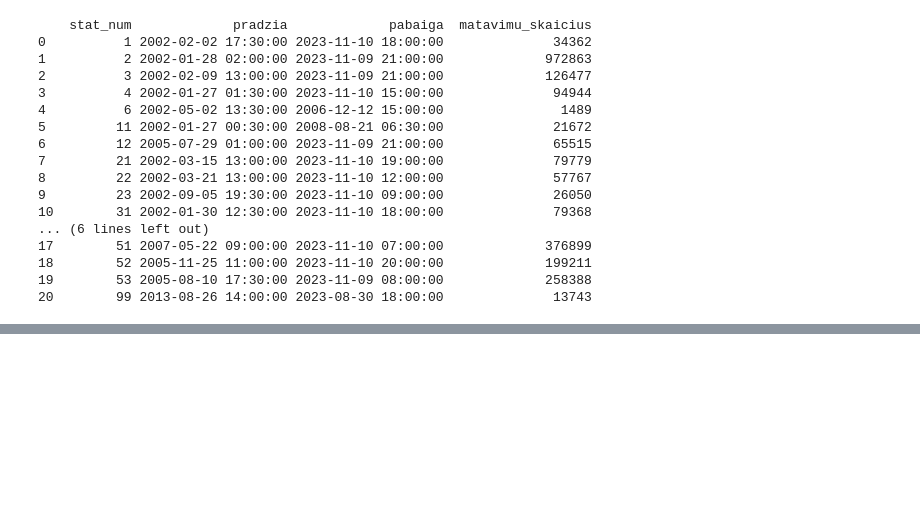
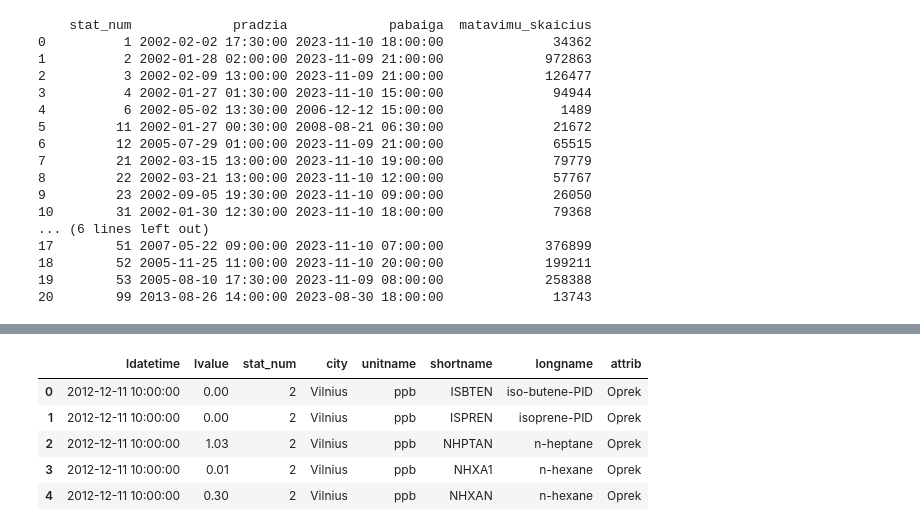
Before and after one commit to rugcer04/Duomenu_mokslo_projektas, a Jupyter notebook: code/python/datasets_prep/air_quality_dataset_prep.ipynb, the cells around one changed output, grey strips where cells are left out. Saved outputs shown, nothing was run; the diff lists cells and outputs as text; code cells hidden in the pictures; blank space fills up the shorter version.

```diff
--- a/code/python/datasets_prep/air_quality_dataset_prep.ipynb
+++ b/code/python/datasets_prep/air_quality_dataset_prep.ipynb
@@ -256,0 +300,10 @@ print(station_summary)
+# %%
+air_quality_data_Vilnius = air_quality_data[air_quality_data['city'] == 'Vilnius']
+air_quality_data_Vilnius.head()
+# %% [output]
+|  | ldatetime | lvalue | stat_num | city | unitname | shortname | longname | attrib |
+| 0 | 2012-12-11 10:00:00 | 0.00 | 2 | Vilnius | ppb | ISBTEN | iso-butene-PID | Oprek |
+| 1 | 2012-12-11 10:00:00 | 0.00 | 2 | Vilnius | ppb | ISPREN | isoprene-PID | Oprek |
+| 2 | 2012-12-11 10:00:00 | 1.03 | 2 | Vilnius | ppb | NHPTAN | n-heptane | Oprek |
+| 3 | 2012-12-11 10:00:00 | 0.01 | 2 | Vilnius | ppb | NHXA1 | n-hexane | Oprek |
+| 4 | 2012-12-11 10:00:00 | 0.30 | 2 | Vilnius | ppb | NHXAN | n-hexane | Oprek |
```
Also changed, not shown: parts of 12 cells of this notebook.
